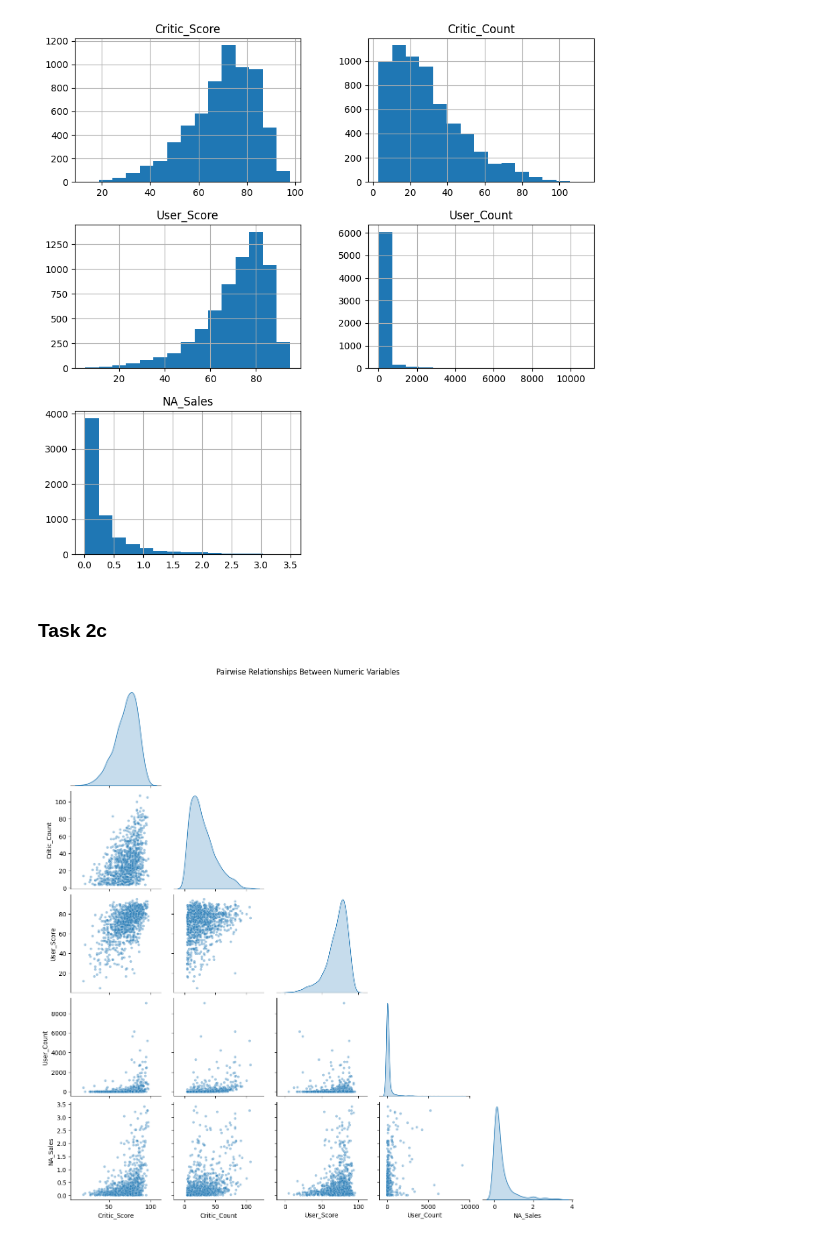
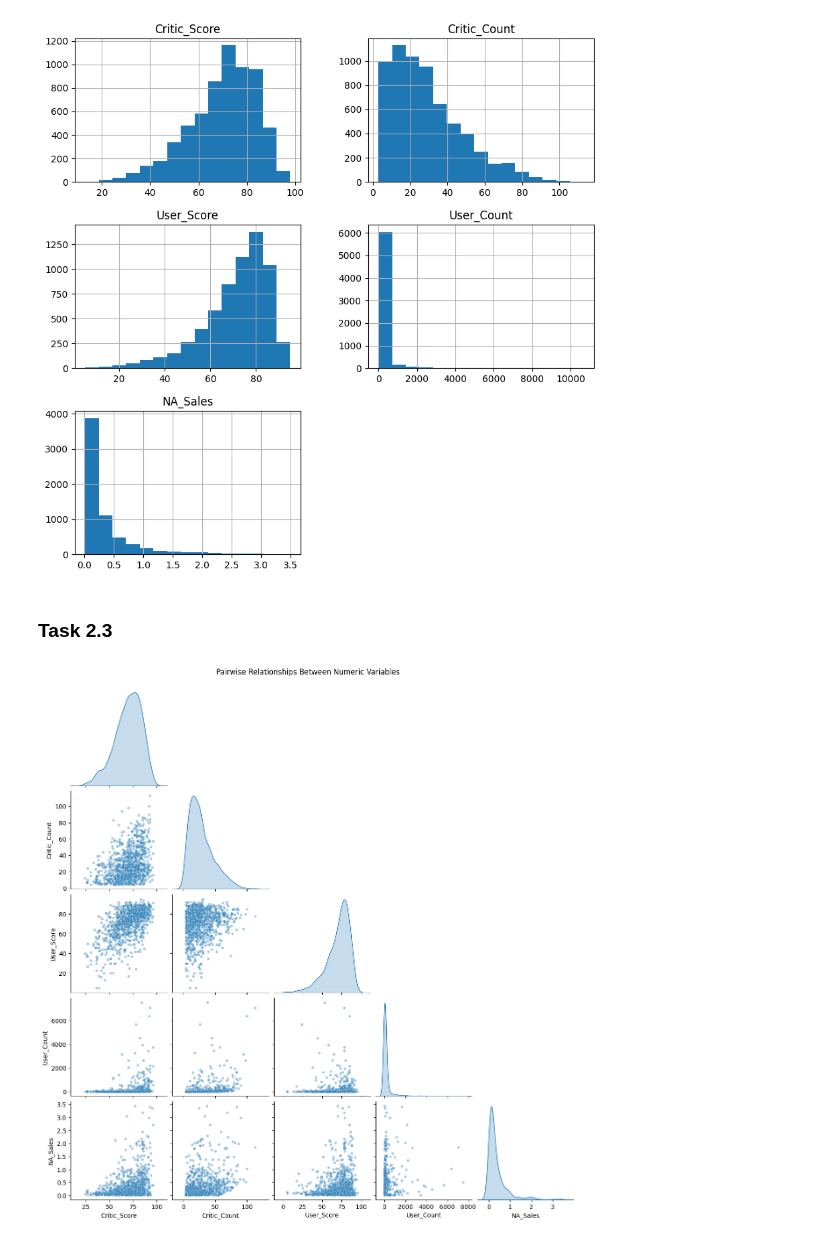
Before and after one commit to owen-simon/IS-6482-data-mining, a Jupyter notebook: Week 7/A4_Simon_Owen.ipynb, the cells around one changed output. Drawn from its saved outputs; the diff is of its cells as text; code cells hidden in the pictures.

Commit message:
through task 4.4

```diff
--- a/Week 7/A4_Simon_Owen.ipynb
+++ b/Week 7/A4_Simon_Owen.ipynb
@@ -41,6 +42,6 @@ RANDOM_STATE = 42
 # %%
-# Load Data
+# Read Dataset
 drive.mount('/content/drive')
-NA_sales = pd.read_csv('/content/drive/MyDrive/Data/NA_sales_filtered.csv')
+Video_Games = pd.read_csv('/content/drive/MyDrive/Data/NA_sales_filtered.csv')
 # %% [output]
 Drive already mounted at /content/drive; to attempt to forcibly remount, call drive.mount("/content/drive", force_remount=True).
@@ -111,24 +115,24 @@ plt.show()
 # %% [output]
 [figure]
 # %% [markdown]
-### Task 2c
+### Task 2.3
 # %%
-# Sample 1000 rows only for the pairplot
-sampled_df = NA_sales.sample(1000, random_state=42)
+# For the pairplot function only: sample a smaller dataframe with 1000 rows.
+sampled_df = Video_Games.sample(1000, random_state=RANDOM_STATE)
 
-# Select numeric columns
+# Select only numeric columns
 sampled_df_numeric = sampled_df.select_dtypes(include="number").columns
 
 # Pairplot
 g = sns.pairplot(
     data=sampled_df,
     vars=sampled_df_numeric,
     diag_kind="kde",
     corner=True,
     plot_kws={"alpha": 0.4, "s": 18}
 )
 
 g.fig.suptitle("Pairwise Relationships Between Numeric Variables", y=1.02)
 plt.show()
 # %% [output]
-[figure, old version]
+[figure, new version]
```
Also changed, not shown: parts of 33 cells of this notebook.
